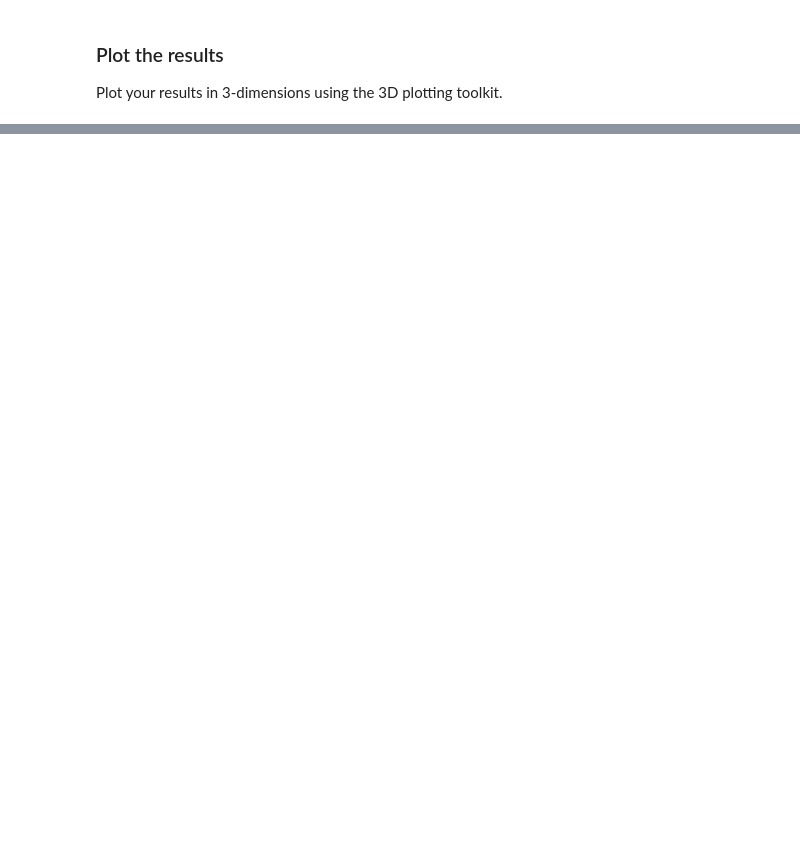
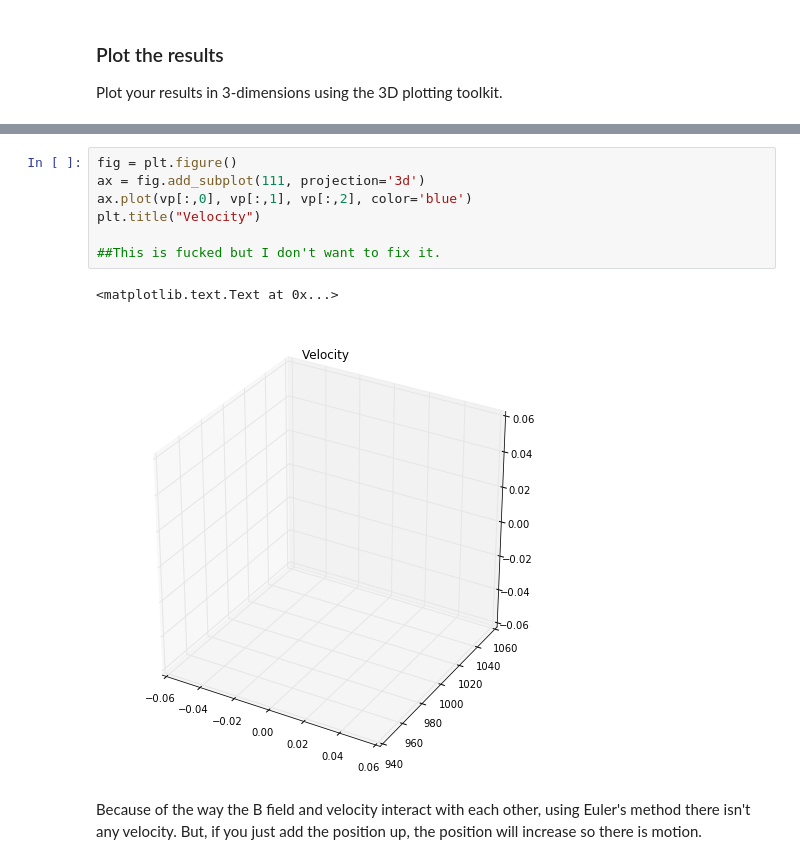
Before and after one commit to voetberg/481_hw_2018, a Jupyter notebook: HW11-MotionOfChargeInMagneticField.ipynb, the cells around one changed output, grey strips where cells are left out. Drawn from its saved outputs; the diff is of its cells as text; blank space fills up the shorter version.

```diff
--- a/HW11-MotionOfChargeInMagneticField.ipynb
+++ b/HW11-MotionOfChargeInMagneticField.ipynb
@@ -71,0 +125,12 @@ Plot your results in 3-dimensions using the 3D plotting toolkit.
+# %%
+fig = plt.figure()
+ax = fig.add_subplot(111, projection='3d')
+ax.plot(vp[:,0], vp[:,1], vp[:,2], color='blue')
+plt.title("Velocity")
+
+##This is fucked but I don't want to fix it.
+# %% [output]
+<matplotlib.text.Text at 0x...>
+[figure, added]
+# %% [markdown]
+Because of the way the B field and velocity interact with each other, using Euler's method there isn't any velocity. But, if you just add the position up, the position will increase so there is motion.
```
Also changed, not shown: parts of 14 cells of this notebook.
